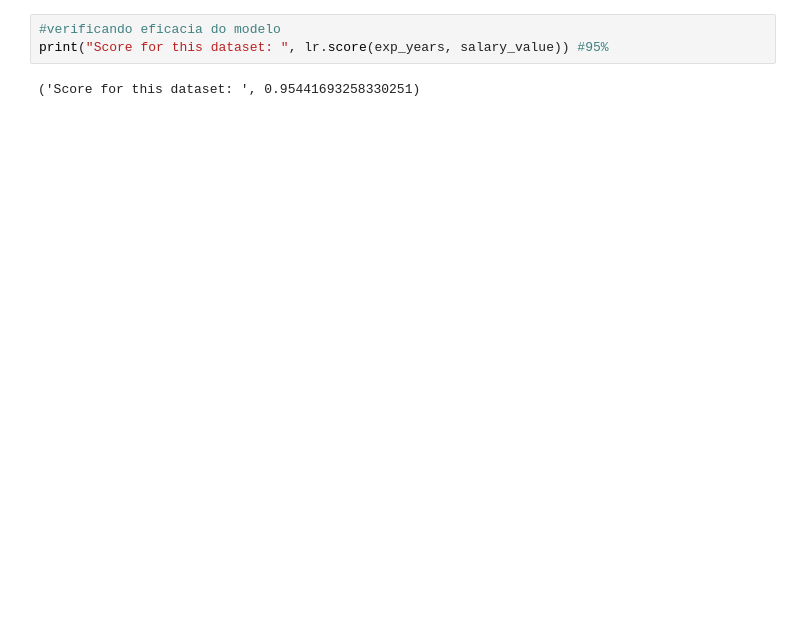
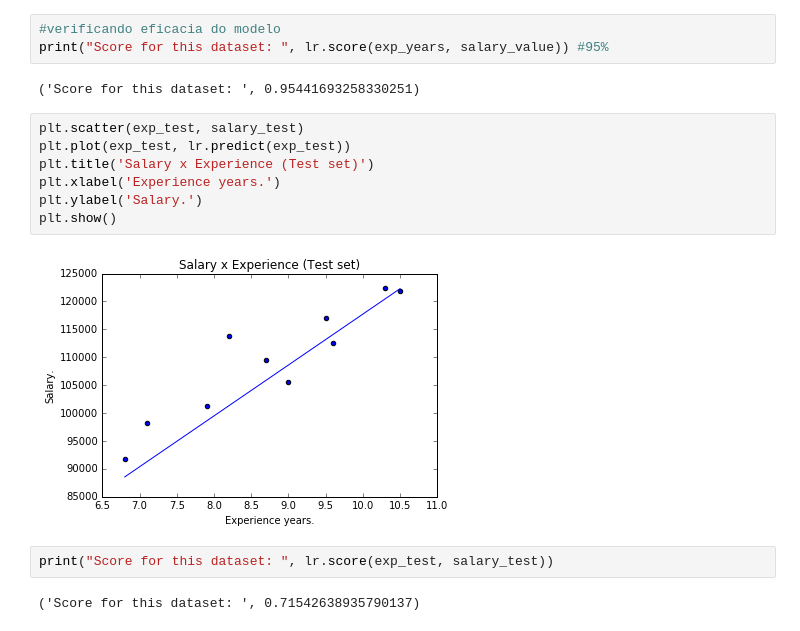
Before and after one commit to lmedson/ECT2702, a Jupyter notebook: rl-salario/Linear Regression - Employees Salary and Experience .ipynb, the cells around one changed output. Drawn from its saved outputs; the diff is of its cells as text; blank space fills up the shorter version.

```diff
--- a/rl-salario/Linear Regression - Employees Salary and Experience .ipynb
+++ b/rl-salario/Linear Regression - Employees Salary and Experience .ipynb
@@ -86,3 +87,16 @@ plt.show()
 print("Score for this dataset: ", lr.score(exp_years, salary_value)) #95%
 # %% [output]
 ('Score for this dataset: ', 0.95441693258330251)
+# %%
+plt.scatter(exp_test, salary_test)
+plt.plot(exp_test, lr.predict(exp_test))
+plt.title('Salary x Experience (Test set)')
+plt.xlabel('Experience years.')
+plt.ylabel('Salary.')
+plt.show()
+# %% [output]
+[figure, added]
+# %%
+print("Score for this dataset: ", lr.score(exp_test, salary_test))
+# %% [output]
+('Score for this dataset: ', 0.71542638935790137)
```
Also changed, not shown: parts of 1 cell of this notebook.
